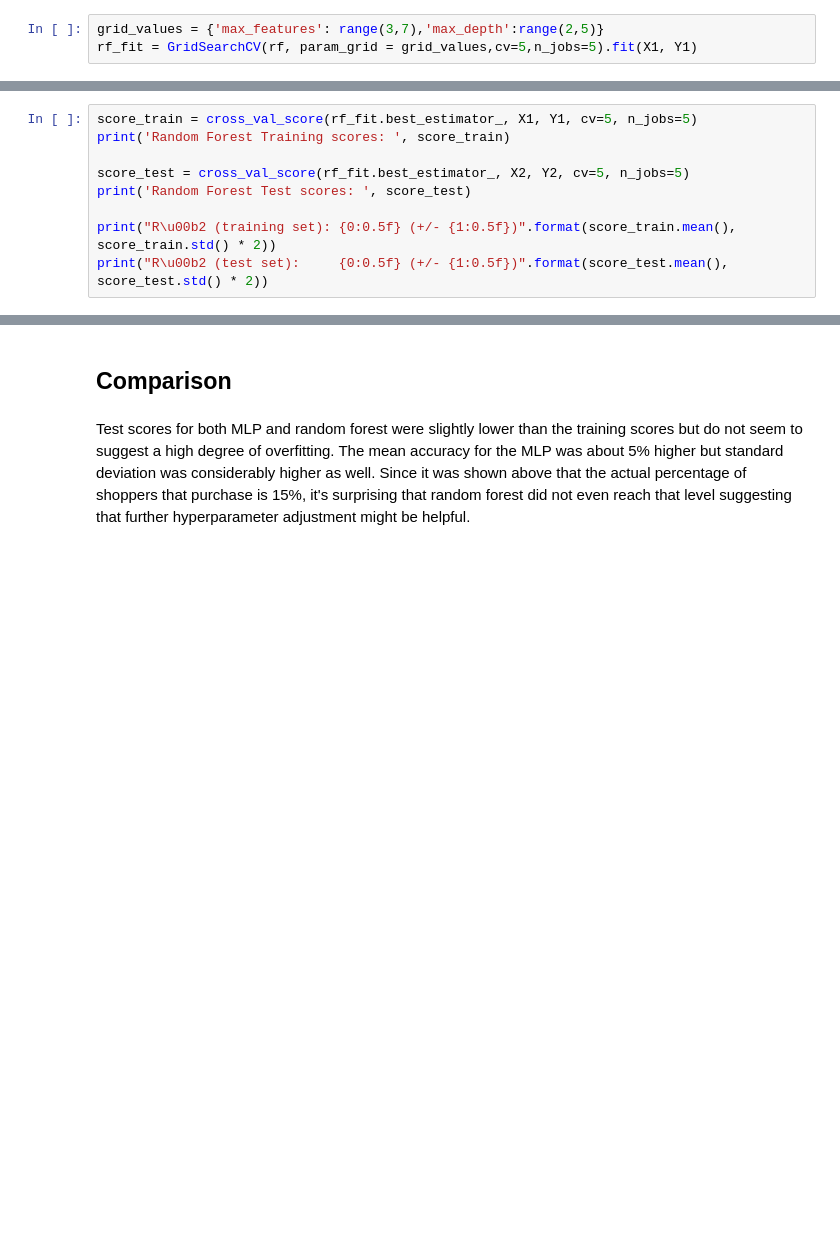
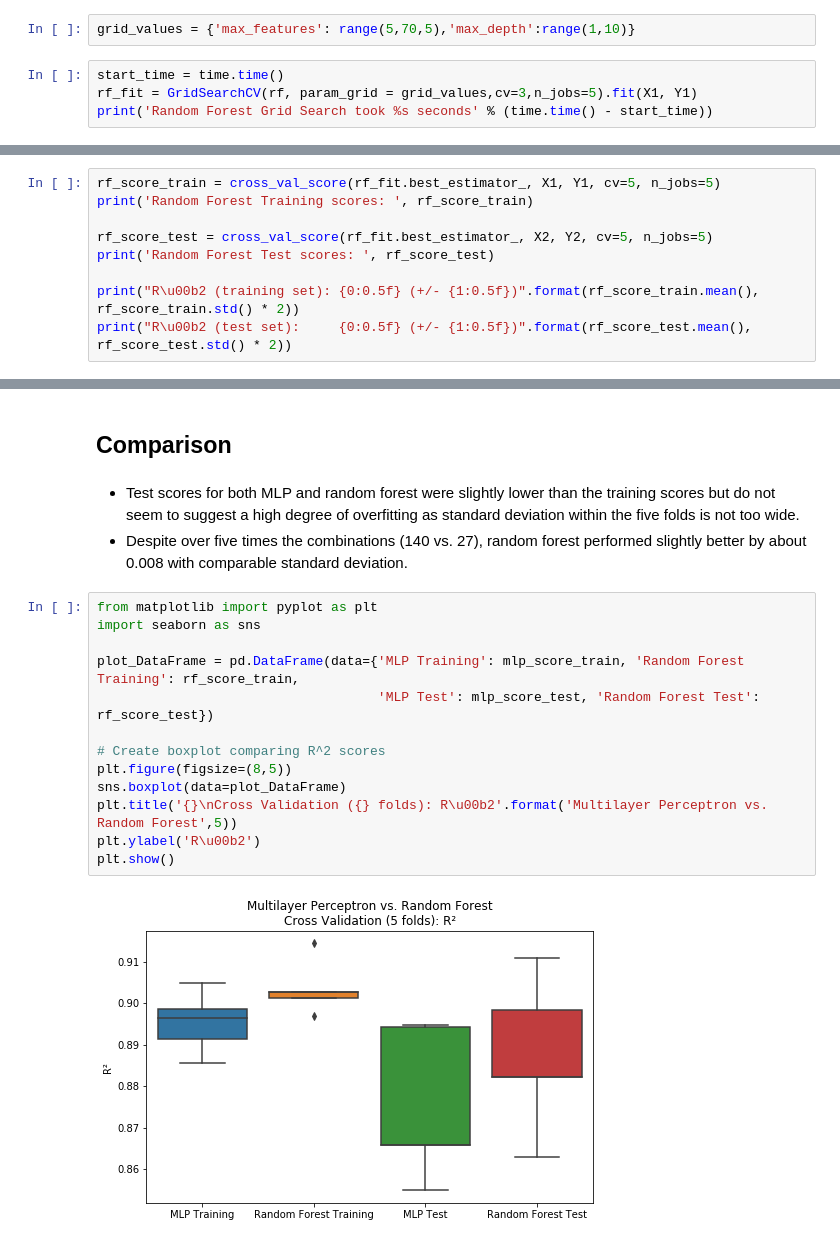
Before and after one commit to yfstafford/Thinkful, a Jupyter notebook: Unit 4/Bootcamp 4.3.6 Make Your Network.ipynb, the cells around one changed output, grey strips where cells are left out. Drawn from its saved outputs; the diff is of its cells as text; blank space fills up the shorter version.

```diff
--- a/Unit 4/Bootcamp 4.3.6 Make Your Network.ipynb
+++ b/Unit 4/Bootcamp 4.3.6 Make Your Network.ipynb
@@ -116,3 +126,6 @@ rf = RandomForestClassifier(n_estimators=100)
+# %%
+grid_values = {'max_features': range(5,70,5),'max_depth':range(1,10)}
 # %%
-grid_values = {'max_features': range(3,7),'max_depth':range(2,5)}
-rf_fit = GridSearchCV(rf, param_grid = grid_values,cv=5,n_jobs=5).fit(X1, Y1)
+start_time = time.time()
+rf_fit = GridSearchCV(rf, param_grid = grid_values,cv=3,n_jobs=5).fit(X1, Y1)
+print('Random Forest Grid Search took %s seconds' % (time.time() - start_time))
@@ -119,10 +140,10 @@ rf_fit = GridSearchCV(rf, param_grid = grid_values,cv=5,n_jobs=5).fit(X1, Y1)
 # %%
-score_train = cross_val_score(rf_fit.best_estimator_, X1, Y1, cv=5, n_jobs=5)
-print('Random Forest Training scores: ', score_train)
+rf_score_train = cross_val_score(rf_fit.best_estimator_, X1, Y1, cv=5, n_jobs=5)
+print('Random Forest Training scores: ', rf_score_train)
 
-score_test = cross_val_score(rf_fit.best_estimator_, X2, Y2, cv=5, n_jobs=5)
-print('Random Forest Test scores: ', score_test)
+rf_score_test = cross_val_score(rf_fit.best_estimator_, X2, Y2, cv=5, n_jobs=5)
+print('Random Forest Test scores: ', rf_score_test)
 
-print("R\u00b2 (training set): {0:0.5f} (+/- {1:0.5f})".format(score_train.mean(), score_train.std() * 2))
-print("R\u00b2 (test set):     {0:0.5f} (+/- {1:0.5f})".format(score_test.mean(), score_test.std() * 2))
+print("R\u00b2 (training set): {0:0.5f} (+/- {1:0.5f})".format(rf_score_train.mean(), rf_score_train.std() * 2))
+print("R\u00b2 (test set):     {0:0.5f} (+/- {1:0.5f})".format(rf_score_test.mean(), rf_score_test.std() * 2))
 # %% [output]
@@ -133,4 +154,20 @@ R² (test set):     0.82482 (+/- 0.00231)
 # %% [markdown]
 ## Comparison
-# %% [markdown]
-Test scores for both MLP and random forest were slightly lower than the training scores but do not seem to suggest a high degree of overfitting. The mean accuracy for the MLP was about 5% higher but standard deviation was considerably higher as well. Since it was shown above that the actual percentage of shoppers that purchase is 15%, it's surprising that random forest did not even reach that level suggesting that further hyperparameter adjustment might be helpful.
+# %% [markdown]
+- Test scores for both MLP and random forest were slightly lower than the training scores but do not seem to suggest a high degree of overfitting as standard deviation within the five folds is not too wide.
+- Despite over five times the combinations (140 vs. 27), random forest performed slightly better by about 0.008 with comparable standard deviation.
+# %%
+from matplotlib import pyplot as plt
+import seaborn as sns
+
+plot_DataFrame = pd.DataFrame(data={'MLP Training': mlp_score_train, 'Random Forest Training': rf_score_train,
+                                    'MLP Test': mlp_score_test, 'Random Forest Test': rf_score_test})
+
+# Create boxplot comparing R^2 scores
+plt.figure(figsize=(8,5))
+sns.boxplot(data=plot_DataFrame)
+plt.title('{}\nCross Validation ({} folds): R\u00b2'.format('Multilayer Perceptron vs. Random Forest',5))
+plt.ylabel('R\u00b2')
+plt.show()
+# %% [output]
+[figure, added]
```
Also changed, not shown: parts of 16 cells of this notebook, 1 other file.
